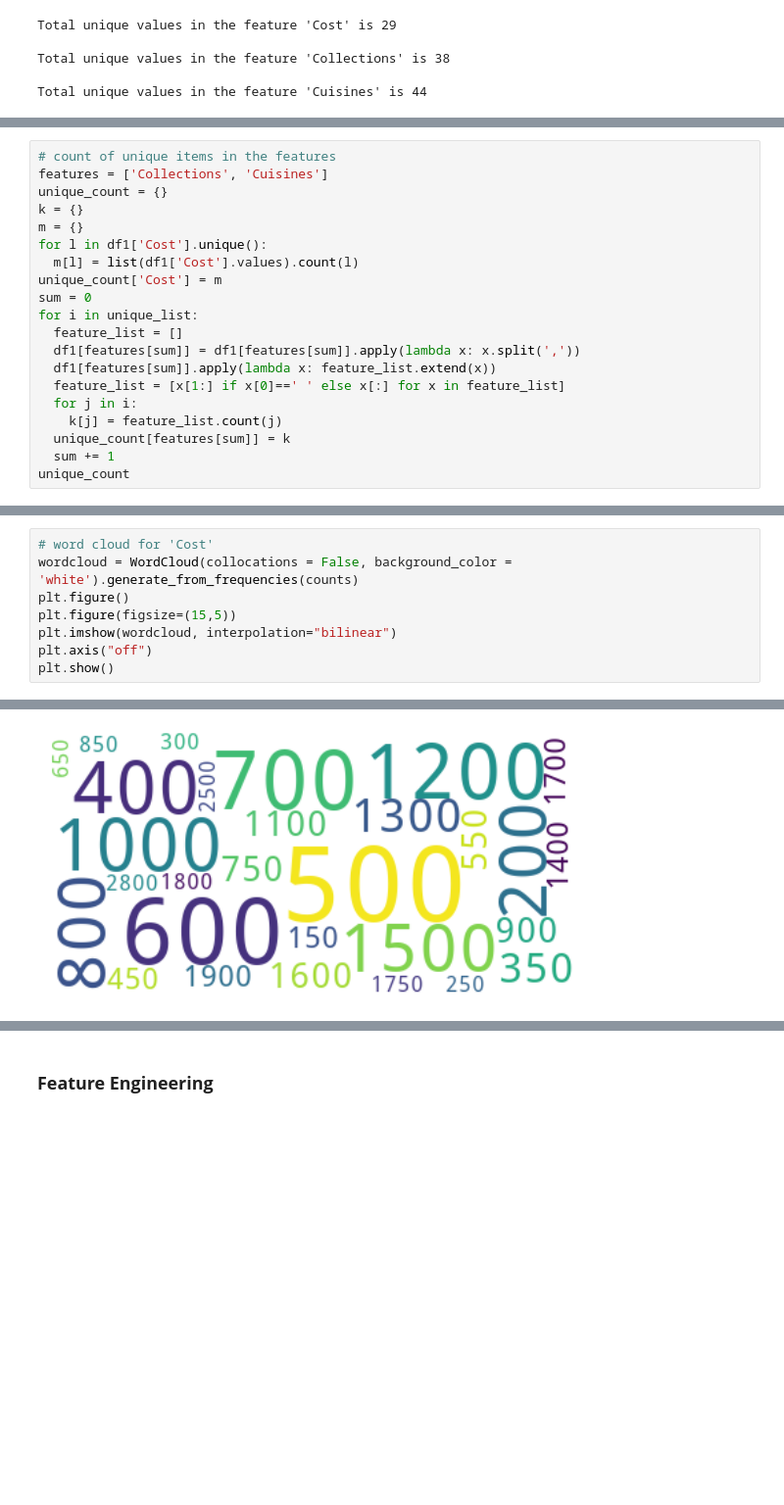
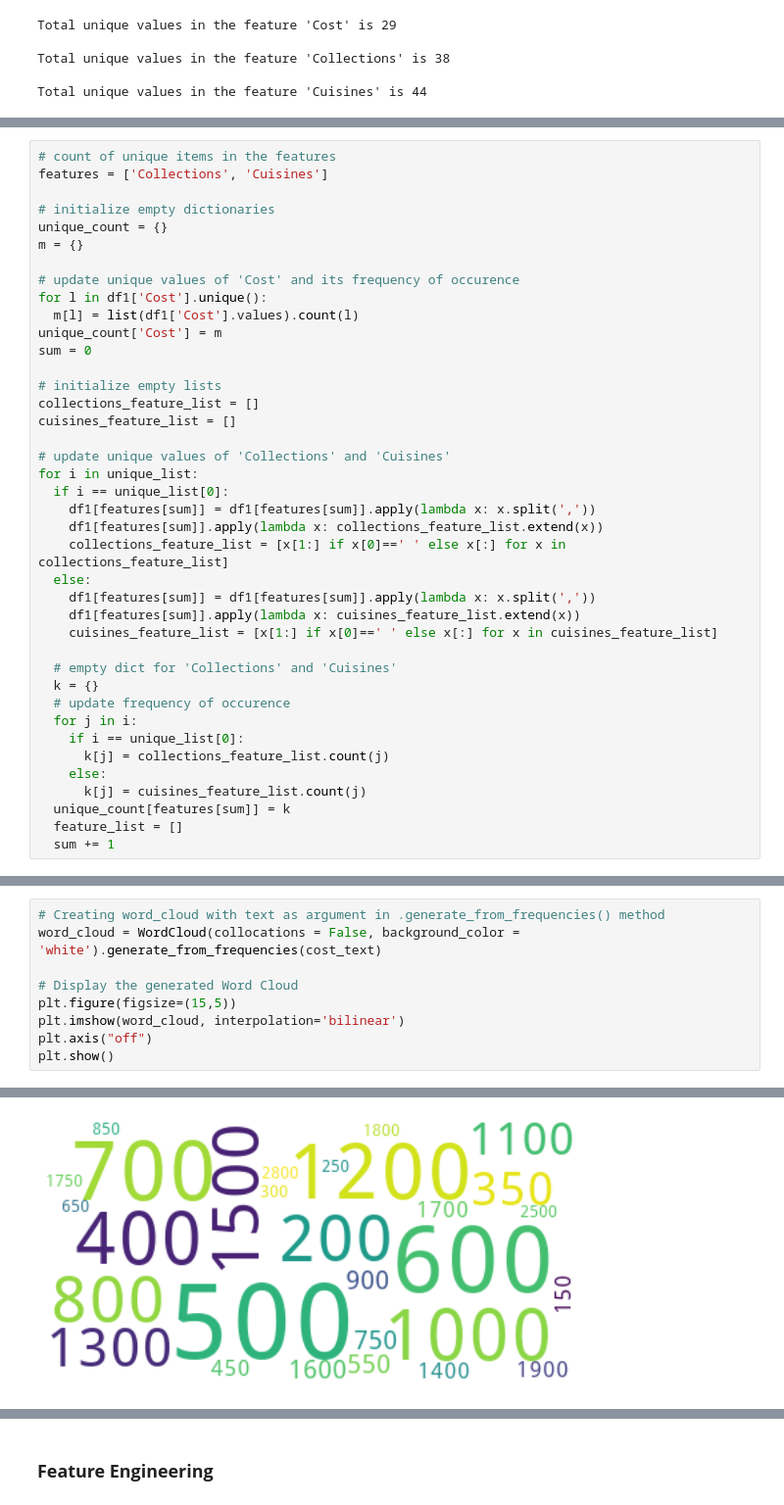
Before and after one commit to Selva-Subramanian/Zomato-restaurant-clustering-Sentiment-Analysis, a Jupyter notebook: ZOMATO_RESTAURANT_CLUSTERING_AND_SENTIMENT_ANALYSIS.ipynb, the cells around one changed output, grey strips where cells are left out. Shown at 98% size. Cells and saved outputs as stored; diff of their text form; blank space fills up the shorter version.

```diff
--- a/ZOMATO_RESTAURANT_CLUSTERING_AND_SENTIMENT_ANALYSIS.ipynb
+++ b/ZOMATO_RESTAURANT_CLUSTERING_AND_SENTIMENT_ANALYSIS.ipynb
@@ -171,20 +216,40 @@ Total unique values in the feature 'Cuisines' is 44
 # %%
 # count of unique items in the features
 features = ['Collections', 'Cuisines']
+
+# initialize empty dictionaries
 unique_count = {}
-k = {}
 m = {}
+
+# update unique values of 'Cost' and its frequency of occurence
 for l in df1['Cost'].unique():
   m[l] = list(df1['Cost'].values).count(l)
 unique_count['Cost'] = m
 sum = 0
+
+# initialize empty lists
+collections_feature_list = []
+cuisines_feature_list = []
+
+# update unique values of 'Collections' and 'Cuisines'
 for i in unique_list:
+  if i == unique_list[0]:
+    df1[features[sum]] = df1[features[sum]].apply(lambda x: x.split(','))
+    df1[features[sum]].apply(lambda x: collections_feature_list.extend(x))
+    collections_feature_list = [x[1:] if x[0]==' ' else x[:] for x in collections_feature_list]
+  else:
+    df1[features[sum]] = df1[features[sum]].apply(lambda x: x.split(','))
+    df1[features[sum]].apply(lambda x: cuisines_feature_list.extend(x))
+    cuisines_feature_list = [x[1:] if x[0]==' ' else x[:] for x in cuisines_feature_list]
+
+  # empty dict for 'Collections' and 'Cuisines'
+  k = {}
+  # update frequency of occurence
+  for j in i:
+    if i == unique_list[0]:
+      k[j] = collections_feature_list.count(j)
+    else:
+      k[j] = cuisines_feature_list.count(j)
+  unique_count[features[sum]] = k
   feature_list = []
-  df1[features[sum]] = df1[features[sum]].apply(lambda x: x.split(','))
-  df1[features[sum]].apply(lambda x: feature_list.extend(x))
-  feature_list = [x[1:] if x[0]==' ' else x[:] for x in feature_list]
-  for j in i:
-    k[j] = feature_list.count(j)
-  unique_count[features[sum]] = k
   sum += 1
-unique_count
@@ -223,9 +302,10 @@ cost_text.index = cost_text.index.map(str)
 # %%
-# word cloud for 'Cost'
-wordcloud = WordCloud(collocations = False, background_color = 'white').generate_from_frequencies(counts)
-plt.figure()
+# Creating word_cloud with text as argument in .generate_from_frequencies() method
+word_cloud = WordCloud(collocations = False, background_color = 'white').generate_from_frequencies(cost_text)
+
+# Display the generated Word Cloud
 plt.figure(figsize=(15,5))
-plt.imshow(wordcloud, interpolation="bilinear")
+plt.imshow(word_cloud, interpolation='bilinear')
 plt.axis("off")
 plt.show()
 # %% [output]
@@ -233 +312 @@ plt.show()
-[figure, old version]
+[figure, new version]
```
Also changed, not shown: parts of 26 cells of this notebook.
